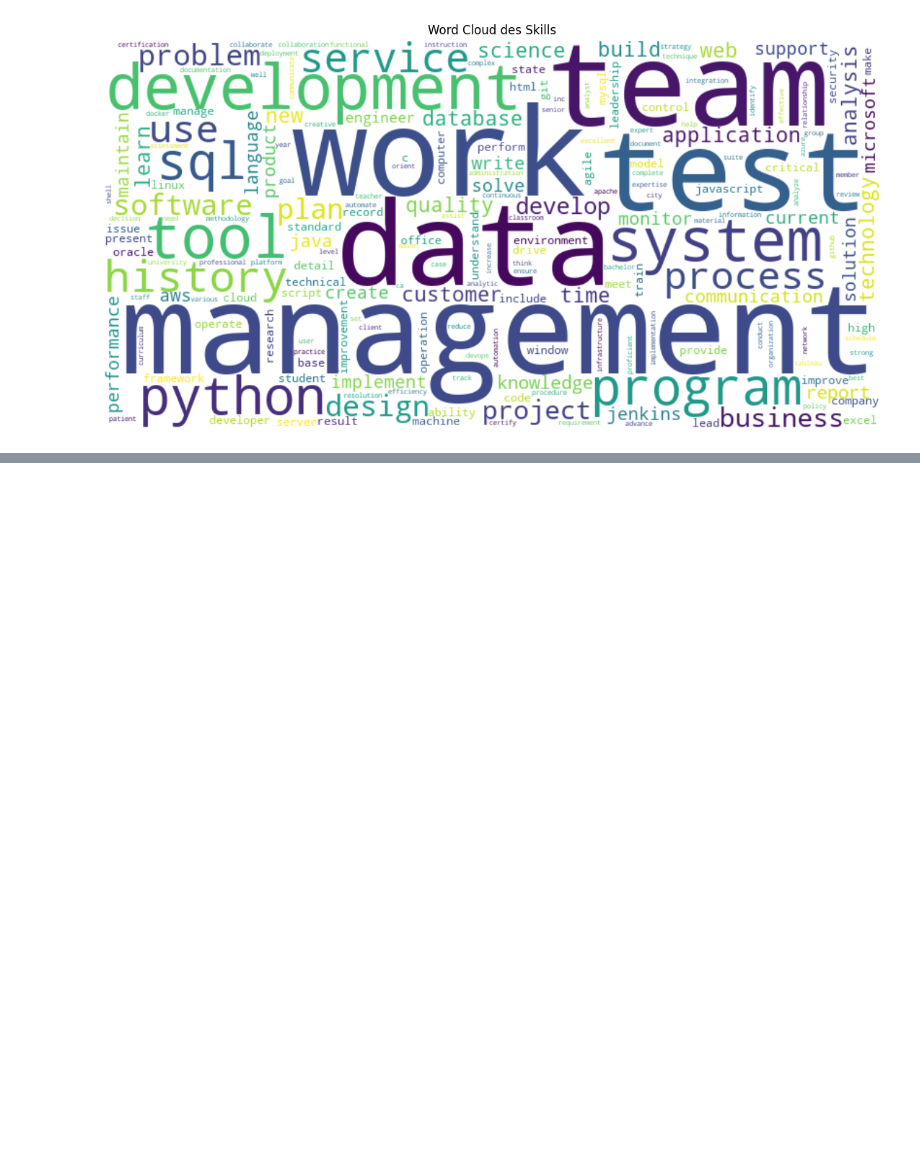
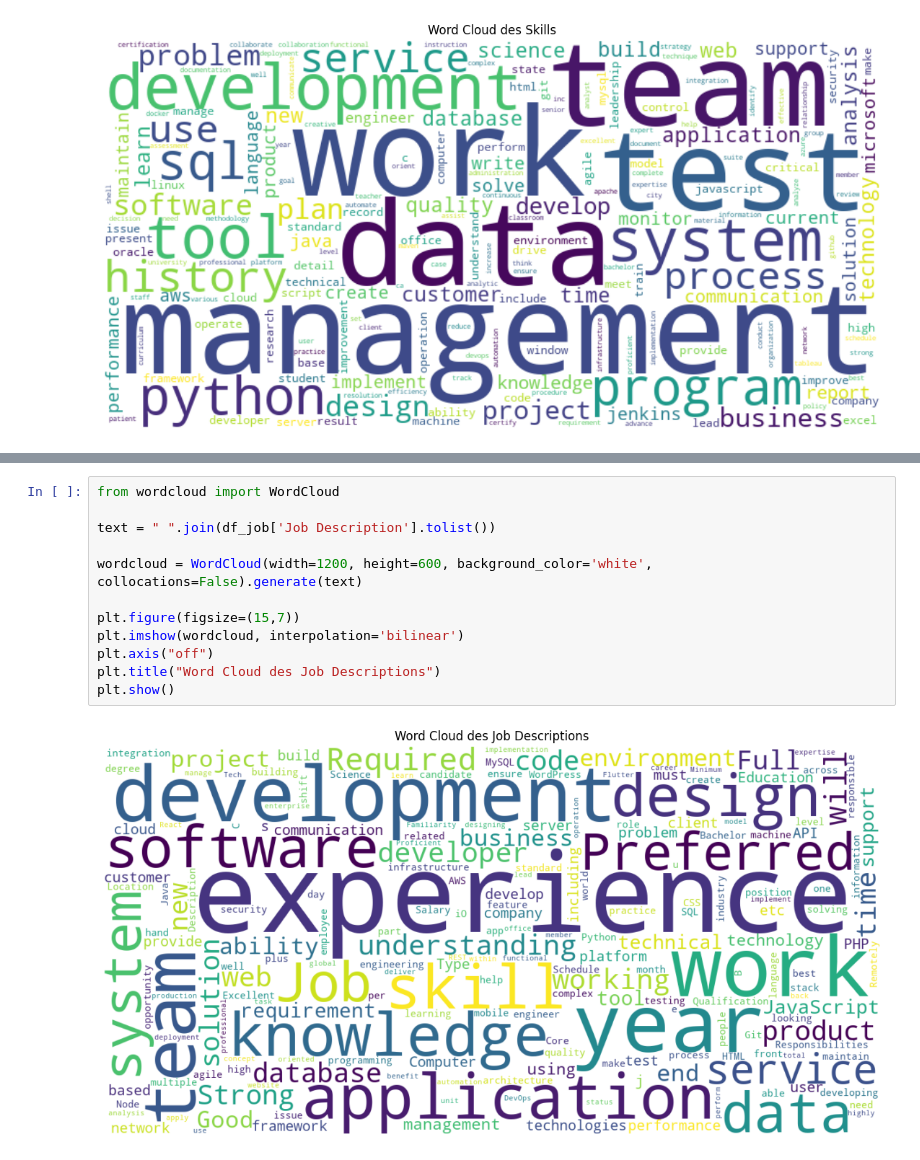
Before and after one commit to ChaimaTlili24/Match_CV_With_JobDescription, a Jupyter notebook: Untitled-2.ipynb, the cells around one changed output, grey strips where cells are left out. Cells and saved outputs as stored; diff of their text form; blank space fills up the shorter version.

```diff
--- a/Untitled-2.ipynb
+++ b/Untitled-2.ipynb
@@ -674,0 +754,14 @@ plt.show()
+# %%
+from wordcloud import WordCloud
+
+text = " ".join(df_job['Job Description'].tolist())
+
+wordcloud = WordCloud(width=1200, height=600, background_color='white', collocations=False).generate(text)
+
+plt.figure(figsize=(15,7))
+plt.imshow(wordcloud, interpolation='bilinear')
+plt.axis("off")
+plt.title("Word Cloud des Job Descriptions")
+plt.show()
+# %% [output]
+[figure, added]
```
Also changed, not shown: parts of 8 cells of this notebook, 1 other file.
